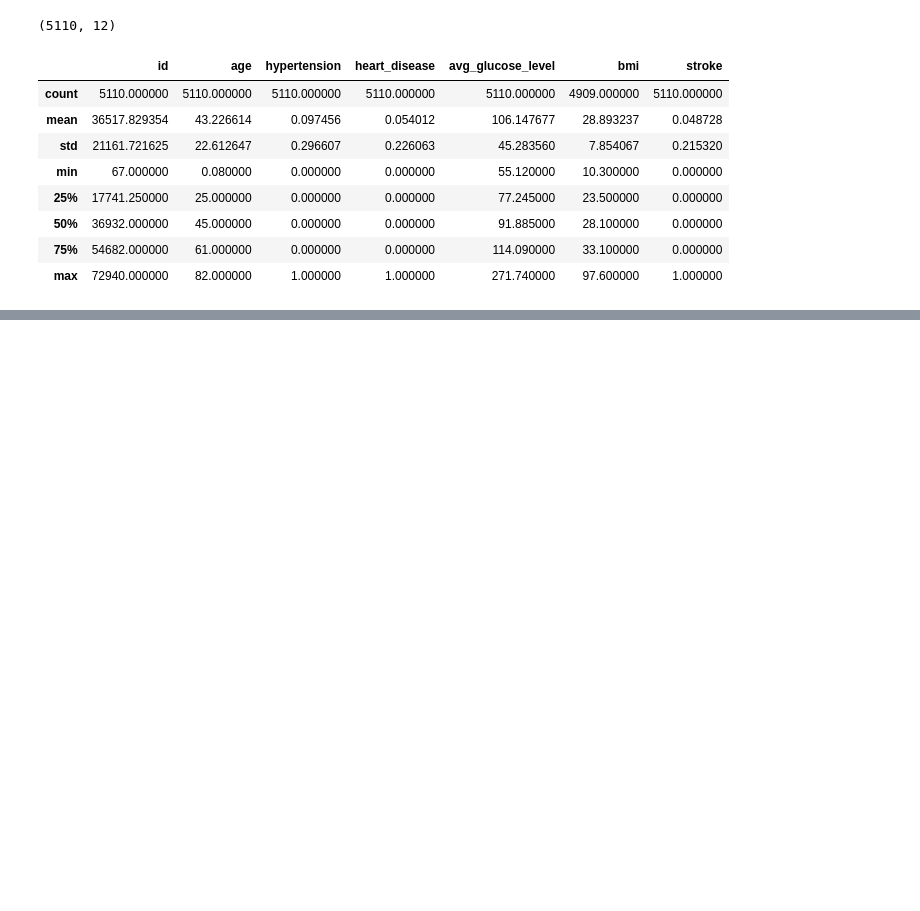
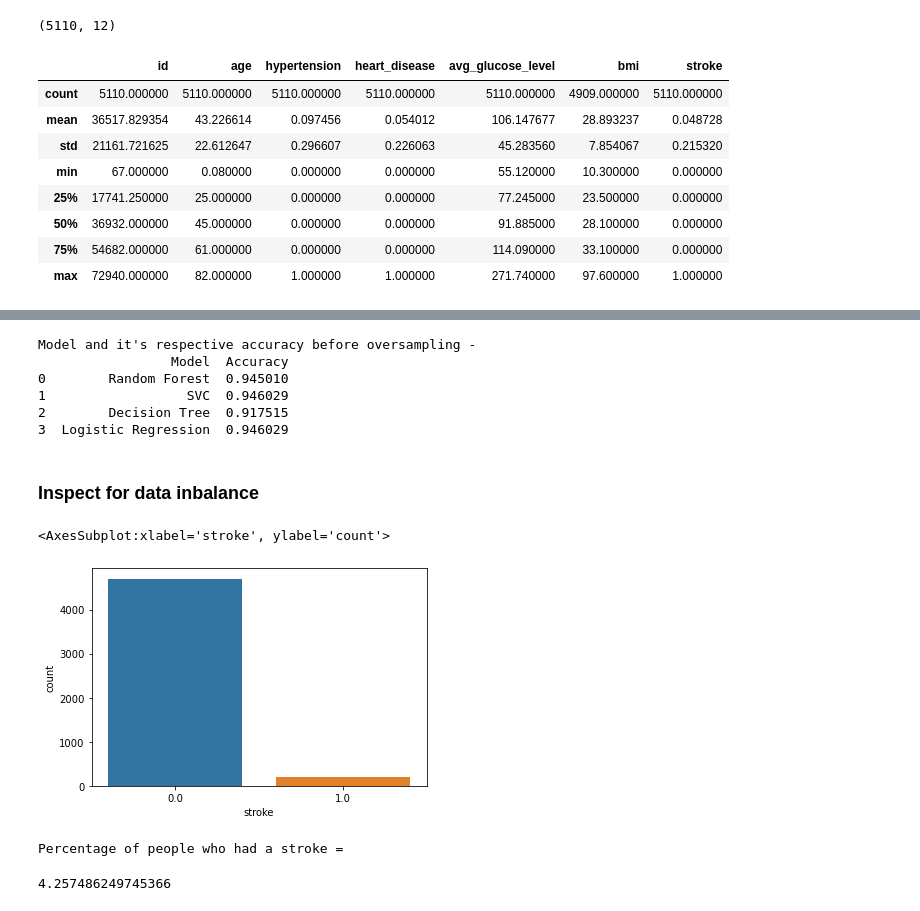
Before and after one commit to Rishy20/ML_Assignment2_IT19155944_IT19170244_IT19140544_IT19168500, a Jupyter notebook: ML Assignment 2.ipynb, the cells around one changed output, grey strips where cells are left out. Cells and saved outputs as stored; diff of their text form; code cells hidden in the pictures; blank space fills up the shorter version.

```diff
--- a/ML Assignment 2.ipynb
+++ b/ML Assignment 2.ipynb
@@ -47,0 +400,28 @@ df.describe()
+# %%
+#Print the model and respective accuracy
+print("Model and it's respective accuracy before oversampling - ")
+print(model_accuracy)
+# %% [output]
+Model and it's respective accuracy before oversampling -
+                 Model  Accuracy
+0        Random Forest  0.945010
+1                  SVC  0.946029
+2        Decision Tree  0.917515
+3  Logistic Regression  0.946029
+# %% [markdown]
+### Inspect for data inbalance
+# %%
+sns.countplot(x='stroke',data=df)
+# %% [output]
+<AxesSubplot:xlabel='stroke', ylabel='count'>
+[figure, added]
+# %%
+#Count number of people who has experienced a stroke or not
+df['stroke'].value_counts()
+
+#Percentage of people who had a stroke
+print("Percentage of people who had a stroke = ")
+len(df[df['stroke'] == 1])/len(df)*100
+# %% [output]
+Percentage of people who had a stroke =
+4.257486249745366
```
Also changed, not shown: parts of 52 cells of this notebook.
